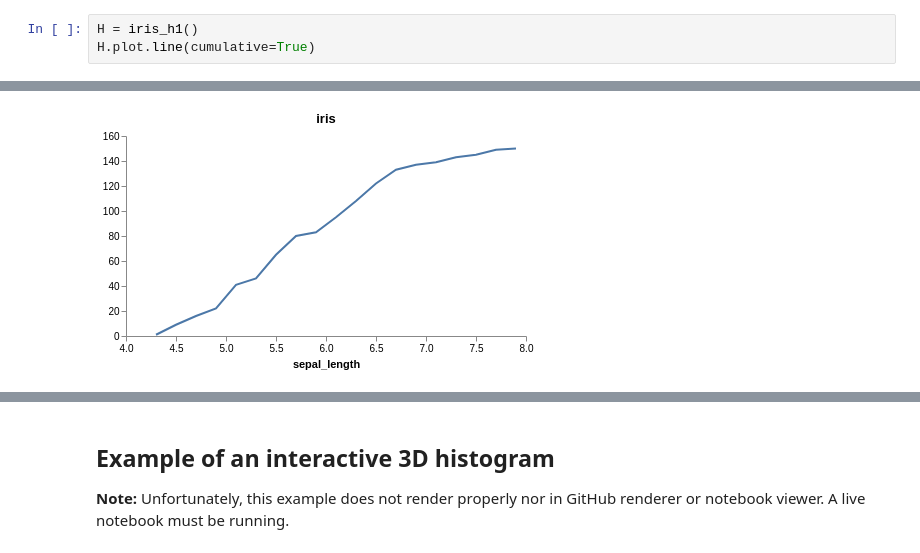
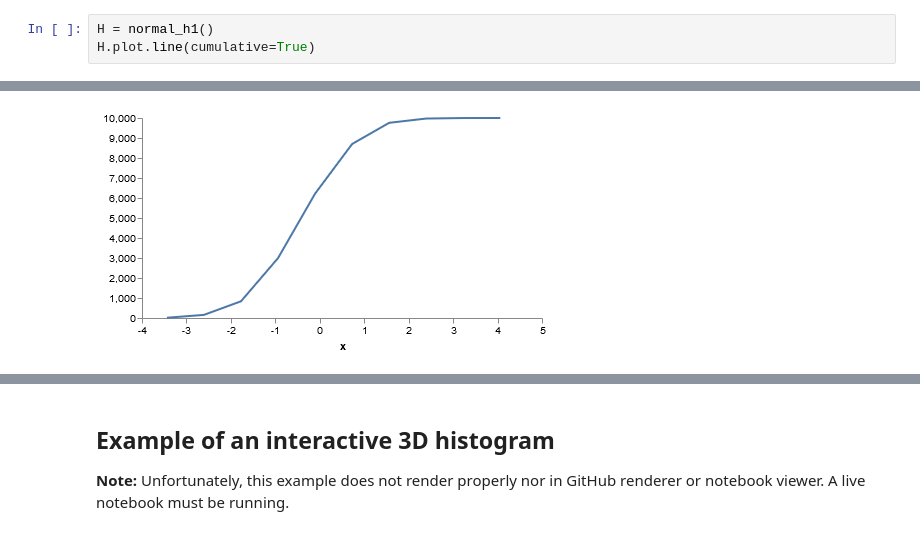
Before and after one commit to janpipek/physt, a Jupyter notebook: doc/vega-examples.ipynb, the cells around one changed output, grey strips where cells are left out. Drawn from its saved outputs; the diff is of its cells as text.

Commit message:
Update plotting notebooks

```diff
--- a/doc/vega-examples.ipynb
+++ b/doc/vega-examples.ipynb
@@ -22,9 +28,9 @@ H.plot.bar(cumulative=True, xlabel="Other label")
 # %%
-H = iris_h1()
+H = normal_h1()
 H.plot.line(cumulative=True)
 # %% [output]
 [interactive output not drawn]
-[figure, old version]
+[figure, new version]
 # %%
 H2 = munros().T
 H2.plot(cmap="YellowGreen", show_values=True, height=333, width=333, value_format=".:;oO##############".__getitem__)
```
Also changed, not shown: parts of 7 cells of this notebook, 1 other file.
